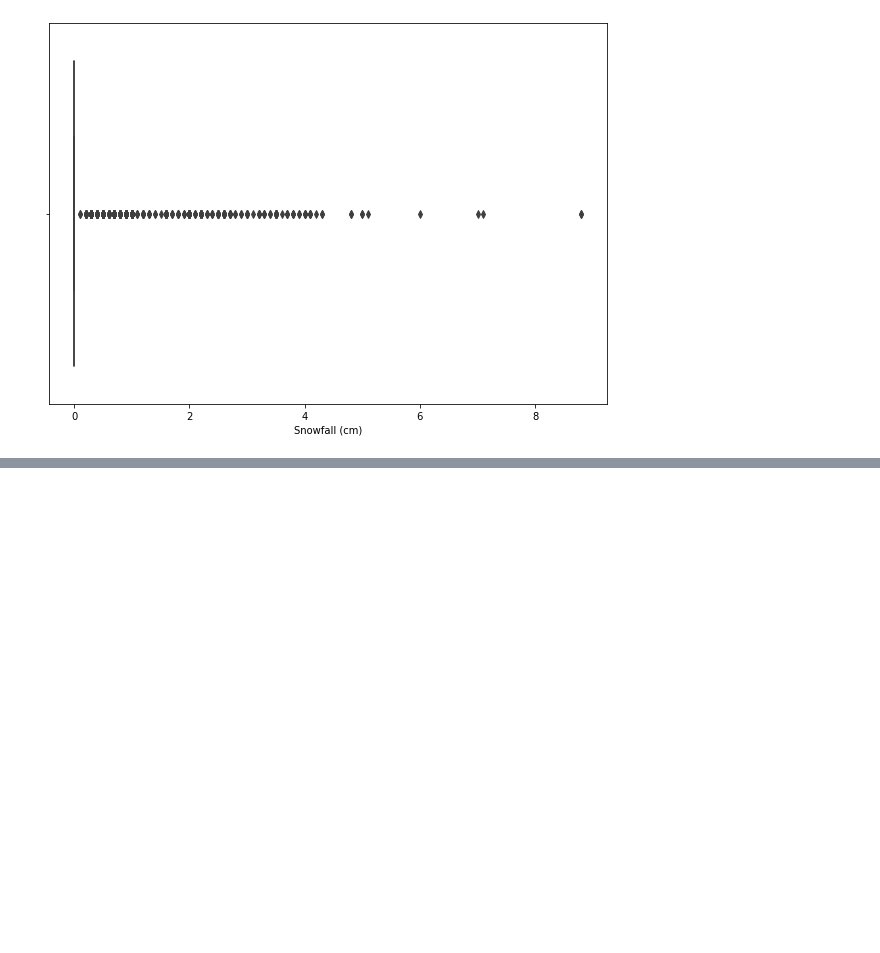
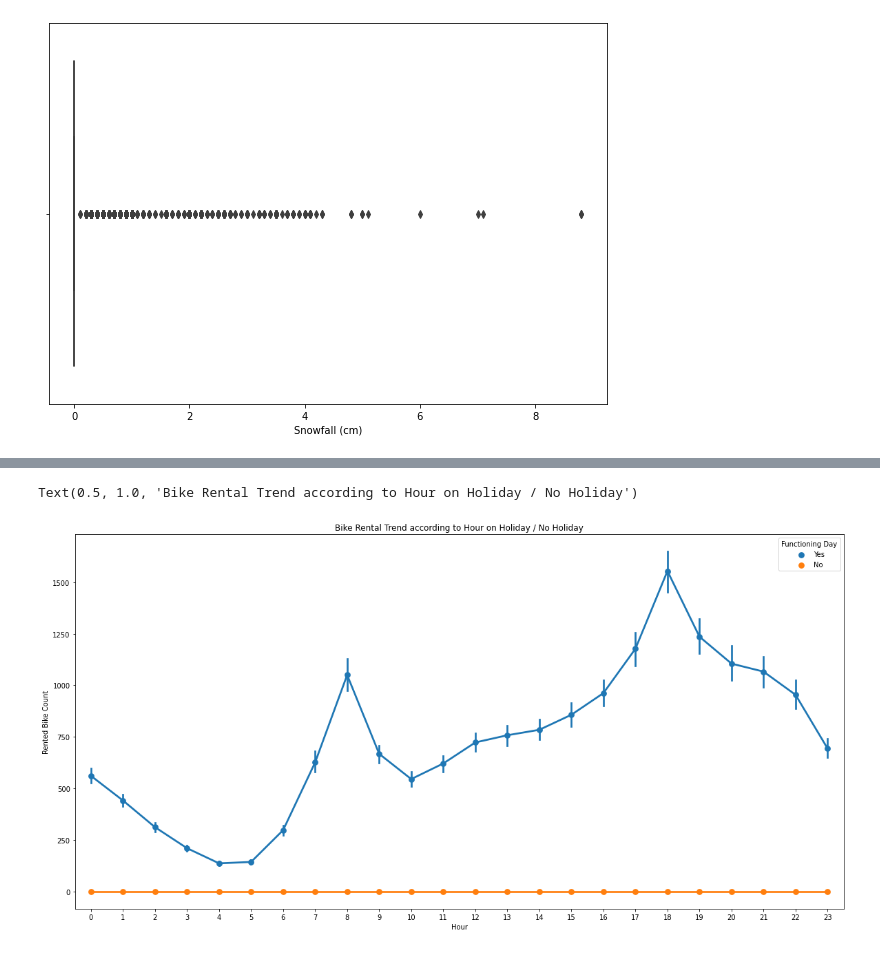
Before and after one commit to Anupam8858/Seoul-Bike-Sharing-Demand-Prediction, a Jupyter notebook: Bike_Sharing_Demand_Prediction_Capstone_Project.ipynb, the cells around one changed output, grey strips where cells are left out. Saved outputs shown, nothing was run; the diff lists cells and outputs as text; code cells hidden in the pictures; blank space fills up the shorter version.

```diff
--- a/Bike_Sharing_Demand_Prediction_Capstone_Project.ipynb
+++ b/Bike_Sharing_Demand_Prediction_Capstone_Project.ipynb
@@ -163,0 +224,8 @@ for col in numeric_col:
+# %%
+# Bike Rental trend with respect to Hour on Functioning day.
+plt.figure(figsize=(20,10))
+sns.pointplot(x = dataset['Hour'],y = dataset['Rented Bike Count'],hue = dataset['Functioning Day'])
+plt.title("Bike Rental Trend according to Hour on Holiday / No Holiday")
+# %% [output]
+Text(0.5, 1.0, 'Bike Rental Trend according to Hour on Holiday / No Holiday')
+[figure, added]
```
Also changed, not shown: parts of 11 cells of this notebook.
